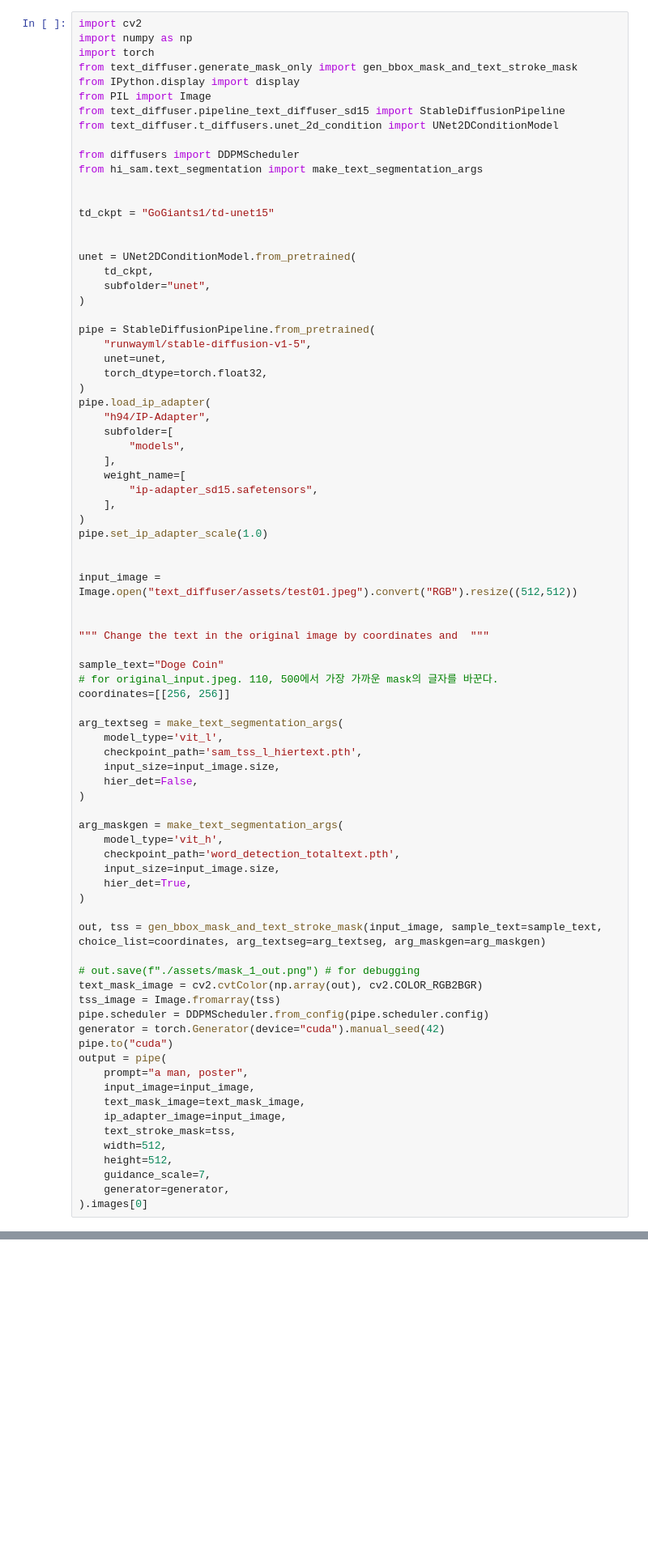
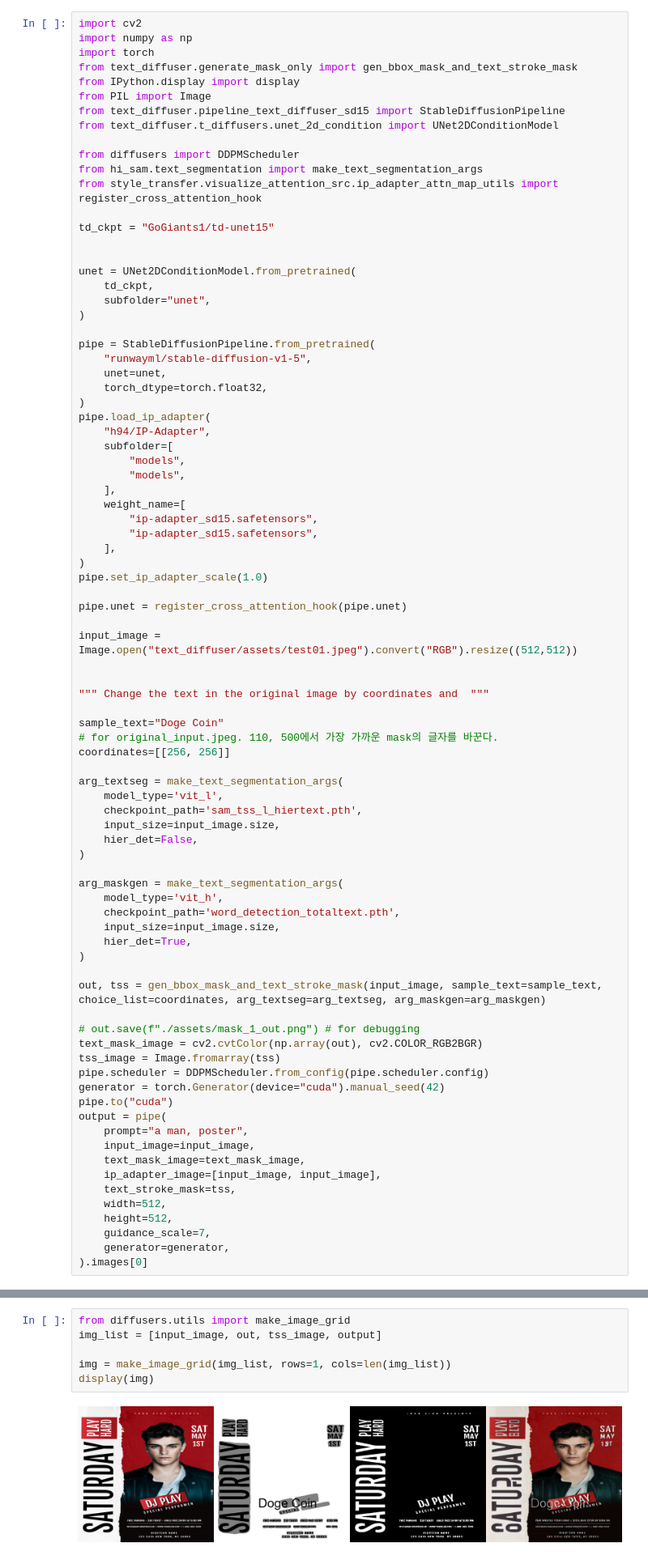
Before and after one commit to GoGiants1/MLVU-project, a Jupyter notebook: attention_vis.ipynb, the cells around one changed output, grey strips where cells are left out. Shown at 81% size. Cells and saved outputs as stored; diff of their text form; blank space fills up the shorter version.

Commit message:
Done Initial attn map visualization

```diff
--- a/attention_vis.ipynb
+++ b/attention_vis.ipynb
@@ -12,7 +12,7 @@ from text_diffuser.t_diffusers.unet_2d_condition import UNet2DConditionModel
 
 from diffusers import DDPMScheduler
 from hi_sam.text_segmentation import make_text_segmentation_args
-
+from style_transfer.visualize_attention_src.ip_adapter_attn_map_utils import register_cross_attention_hook
 
 td_ckpt = "GoGiants1/td-unet15"
 
@@ -31,13 +31,16 @@ pipe.load_ip_adapter(
     "h94/IP-Adapter",
     subfolder=[
         "models",
+        "models",
     ],
     weight_name=[
+        "ip-adapter_sd15.safetensors",
         "ip-adapter_sd15.safetensors",
     ],
 )
 pipe.set_ip_adapter_scale(1.0)
 
+pipe.unet = register_cross_attention_hook(pipe.unet)
 
 input_image = Image.open("text_diffuser/assets/test01.jpeg").convert("RGB").resize((512,512))
 
@@ -74,7 +77,7 @@ output = pipe(
     prompt="a man, poster",
     input_image=input_image,
     text_mask_image=text_mask_image,
-    ip_adapter_image=input_image,
+    ip_adapter_image=[input_image, input_image],
     text_stroke_mask=tss,
     width=512,
     height=512,
@@ -96,0 +129,8 @@ Mask shape:  (512, 512)
+# %%
+from diffusers.utils import make_image_grid
+img_list = [input_image, out, tss_image, output]
+
+img = make_image_grid(img_list, rows=1, cols=len(img_list))
+display(img)
+# %% [output]
+[figure, added]
```
Also changed, not shown: parts of 6 cells of this notebook, 2 other files.
